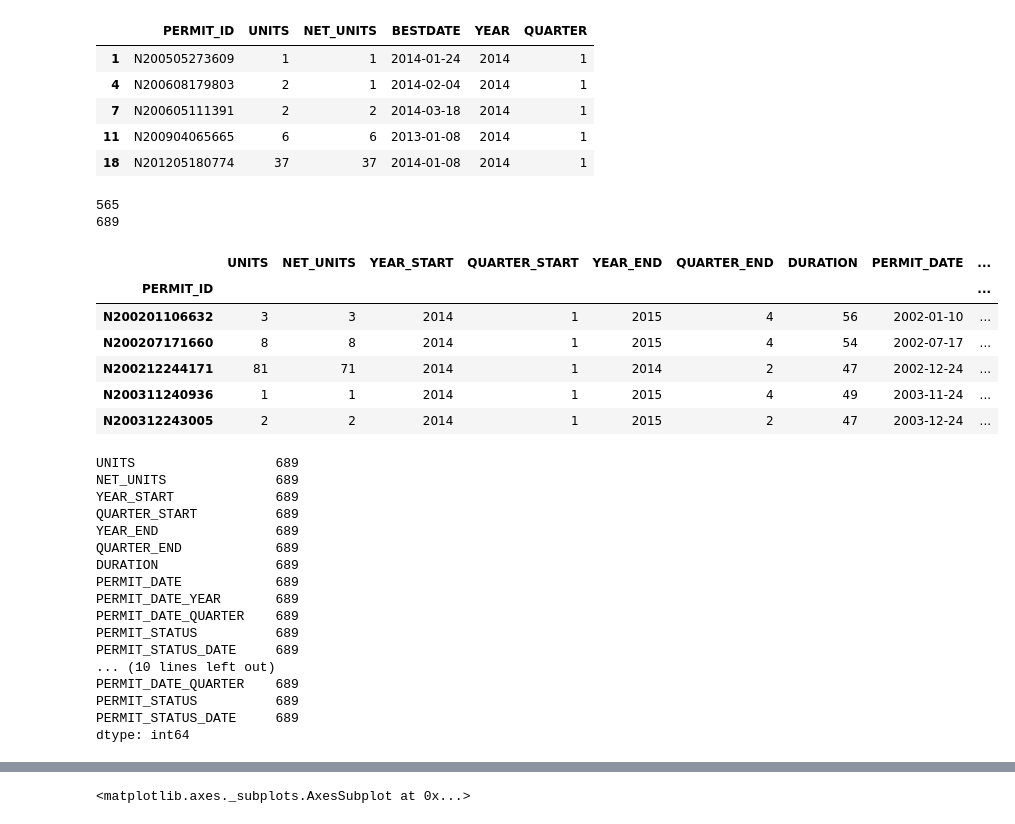
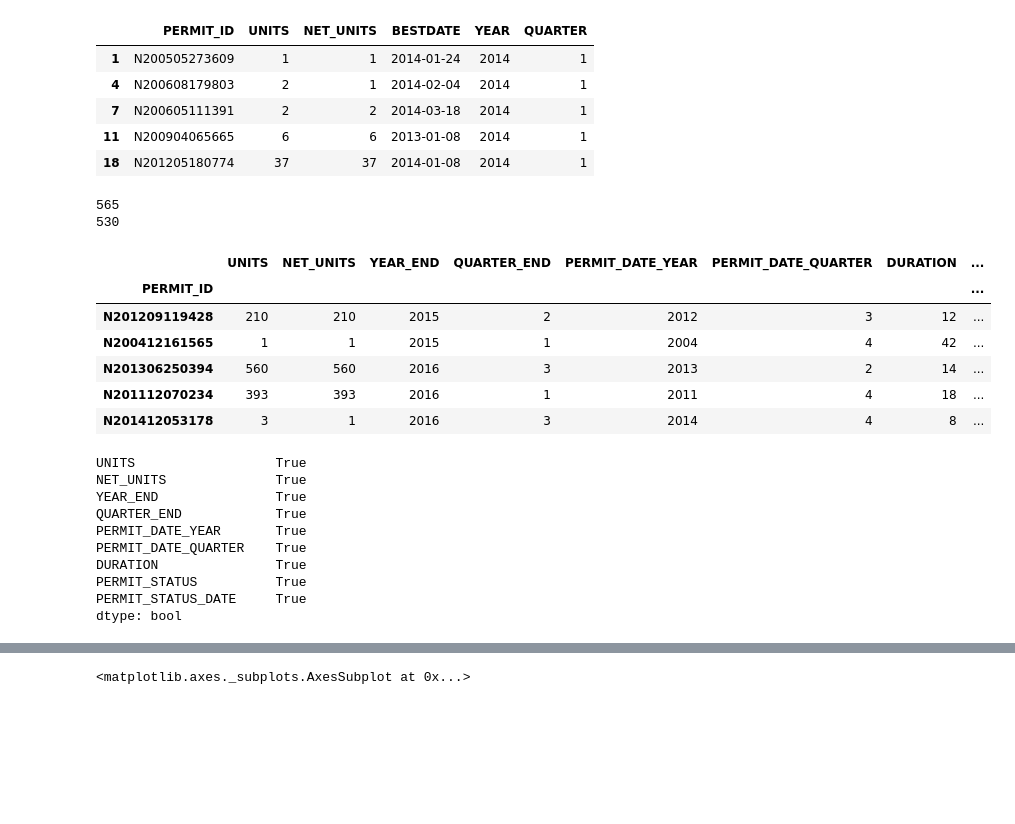
Before and after one commit to openland/statecraft-projects, a Jupyter notebook: housing_pipeline.ipynb, the cells around one changed output, grey strips where cells are left out. Saved outputs shown, nothing was run; the diff lists cells and outputs as text; code cells hidden in the pictures; blank space fills up the shorter version.

```diff
--- a/housing_pipeline.ipynb
+++ b/housing_pipeline.ipynb
@@ -66,66 +69,55 @@ See the caveats in the documentation: http://pandas.pydata.org/pandas-docs/stabl
 # %%
 #df[(df["BESTSTAT"] == "CONSTRUCTION") & (df["YEAR"] == 2014)].sort_values(by=['NET_UNITS'], ascending=False)
 #construction_start = df.sort(['BESTDATE', 'YEAR', 'QUARTER']).drop_duplicates(subset=distinct_columns, keep="first")
 construction_start = df.sort_values(['YEAR', 'QUARTER']).drop_duplicates(subset=distinct_columns, keep="first")
 #construction_start.rename(columns = {'BESTDATE':'STARTDATE'}, inplace = True)
 
 construction_end = df.sort_values(['YEAR', 'QUARTER']).drop_duplicates(subset=distinct_columns, keep="last")
 #construction_end.rename(columns = {'BESTDATE':'ENDDATE'}, inplace = True)
-
 
 data = pd.merge(construction_start[['PERMIT_ID', 'YEAR', 'QUARTER']], construction_end,
                 how='inner', on=['PERMIT_ID'], left_on=None, right_on=None, suffixes=('_START', '_END'))
 # not applicable as BESTDATE seems not to be updated
 #data['DURATION'] = (data['ENDDATE'] - data['STARTDATE']) / np.timedelta64(1, 'D')
 
 data = data[~data.duplicated('PERMIT_ID')]
 
 data = data.set_index('PERMIT_ID')
 
 print(len(data))
 data = data.join(permits, how='inner')
 print(len(data))
 
 data['PERMIT_DATE_YEAR'] = pd.DatetimeIndex(data['PERMIT_DATE']).year
 data['PERMIT_DATE_QUARTER'] = pd.DatetimeIndex(data['PERMIT_DATE']).quarter
 
 data['DURATION'] = (data['YEAR_END'] - data['PERMIT_DATE_YEAR']) * 4 + data['QUARTER_END'] - data['PERMIT_DATE_QUARTER'] + 1
-data = data[['UNITS', 'NET_UNITS', 'YEAR_START', 'QUARTER_START', 'YEAR_END', 'QUARTER_END', 'DURATION', 'PERMIT_DATE', 'PERMIT_DATE_YEAR', 'PERMIT_DATE_QUARTER', 'PERMIT_STATUS', 'PERMIT_STATUS_DATE']]
+data = data[['UNITS', 'NET_UNITS', 'YEAR_END', 'QUARTER_END', # , 'PERMIT_DATE', 'YEAR_START', 'QUARTER_START'
+             'PERMIT_DATE_YEAR', 'PERMIT_DATE_QUARTER', 'DURATION', 'PERMIT_STATUS', 'PERMIT_STATUS_DATE']]
 data.head()
 # %% [output]
 565
-689
+530
-|  | UNITS | NET_UNITS | YEAR_START | QUARTER_START | YEAR_END | QUARTER_END | DURATION | PERMIT_DATE | ... |
-| PERMIT_ID |  |  |  |  |  |  |  |  | ... |
-| N200201106632 | 3 | 3 | 2014 | 1 | 2015 | 4 | 56 | 2002-01-10 | ... |
-| N200207171660 | 8 | 8 | 2014 | 1 | 2015 | 4 | 54 | 2002-07-17 | ... |
-| N200212244171 | 81 | 71 | 2014 | 1 | 2014 | 2 | 47 | 2002-12-24 | ... |
-| N200311240936 | 1 | 1 | 2014 | 1 | 2015 | 4 | 49 | 2003-11-24 | ... |
-| N200312243005 | 2 | 2 | 2014 | 1 | 2015 | 2 | 47 | 2003-12-24 | ... |
+|  | UNITS | NET_UNITS | YEAR_END | QUARTER_END | PERMIT_DATE_YEAR | PERMIT_DATE_QUARTER | DURATION | ... |
+| PERMIT_ID |  |  |  |  |  |  |  | ... |
+| N201209119428 | 210 | 210 | 2015 | 2 | 2012 | 3 | 12 | ... |
+| N200412161565 | 1 | 1 | 2015 | 1 | 2004 | 4 | 42 | ... |
+| N201306250394 | 560 | 560 | 2016 | 3 | 2013 | 2 | 14 | ... |
+| N201112070234 | 393 | 393 | 2016 | 1 | 2011 | 4 | 18 | ... |
+| N201412053178 | 3 | 1 | 2016 | 3 | 2014 | 4 | 8 | ... |
 # %%
-print(data.count())
-print(data[data['DURATION'] > 1].count())
-#data = data[data['DURATION'] > 0]
-#g = data.groupby(['PERMIT_ID'])
-#data = g.filter(lambda x: len(x) == 2)
+print(data.count() == data[data['DURATION'] > 1].count())
 # %% [output]
-UNITS                  689
-NET_UNITS              689
-YEAR_START             689
-QUARTER_START          689
-YEAR_END               689
-QUARTER_END            689
-DURATION               689
-PERMIT_DATE            689
-PERMIT_DATE_YEAR       689
-PERMIT_DATE_QUARTER    689
-PERMIT_STATUS          689
-PERMIT_STATUS_DATE     689
-... (10 lines left out)
-PERMIT_DATE_QUARTER    689
-PERMIT_STATUS          689
-PERMIT_STATUS_DATE     689
-dtype: int64
+UNITS                  True
+NET_UNITS              True
+YEAR_END               True
+QUARTER_END            True
+PERMIT_DATE_YEAR       True
+PERMIT_DATE_QUARTER    True
+DURATION               True
+PERMIT_STATUS          True
+PERMIT_STATUS_DATE     True
+dtype: bool
 # %%
 not_completed_ids = data[(data['YEAR_END'] == 2017)].index
 complete = data[~data.index.isin(not_completed_ids)]
```
Also changed, not shown: parts of 11 cells of this notebook, 1 other file.
